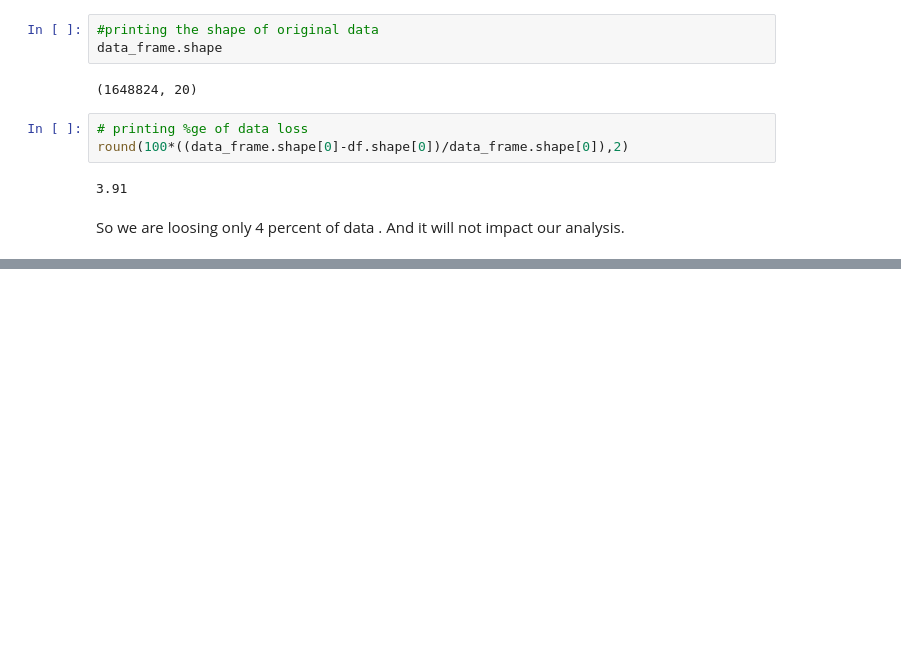
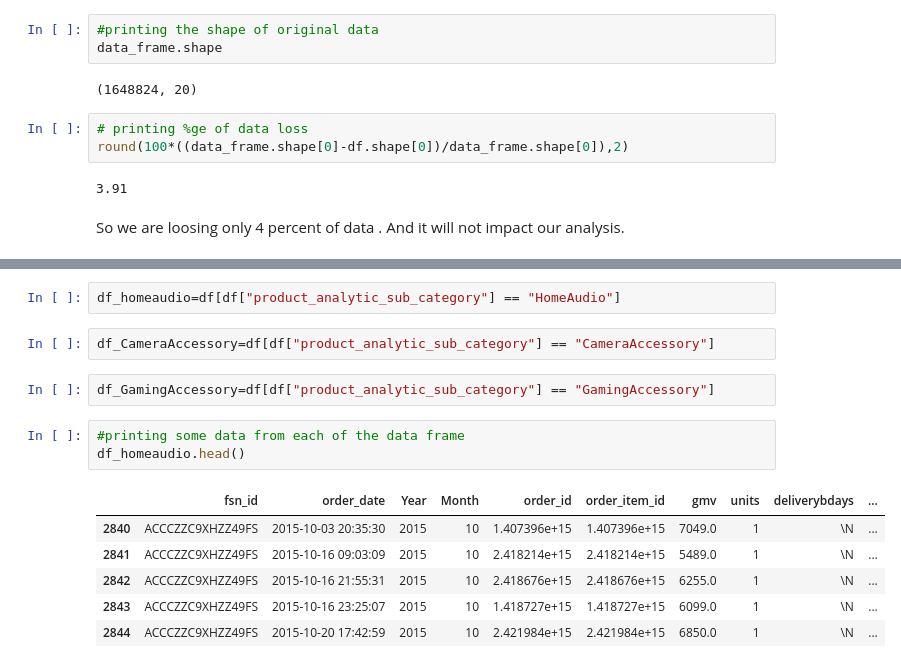
Before and after one commit to Anirudhakumar/DS-, a Jupyter notebook: MarketMixModeling.ipynb, the cells around one changed output, grey strips where cells are left out. Drawn from its saved outputs; the diff is of its cells as text; blank space fills up the shorter version.

```diff
--- a/MarketMixModeling.ipynb
+++ b/MarketMixModeling.ipynb
@@ -163,0 +184,16 @@ So we are loosing only 4 percent of data . And it will not impact our analysis.
+# %%
+df_homeaudio=df[df["product_analytic_sub_category"] == "HomeAudio"]
+# %%
+df_CameraAccessory=df[df["product_analytic_sub_category"] == "CameraAccessory"]
+# %%
+df_GamingAccessory=df[df["product_analytic_sub_category"] == "GamingAccessory"]
+# %%
+#printing some data from each of the data frame
+df_homeaudio.head()
+# %% [output]
+|  | fsn_id | order_date | Year | Month | order_id | order_item_id | gmv | units | deliverybdays | ... |
+| 2840 | ACCCZZC9XHZZ49FS | 2015-10-03 20:35:30 | 2015 | 10 | 1.407396e+15 | 1.407396e+15 | 7049.0 | 1 | \N | ... |
+| 2841 | ACCCZZC9XHZZ49FS | 2015-10-16 09:03:09 | 2015 | 10 | 2.418214e+15 | 2.418214e+15 | 5489.0 | 1 | \N | ... |
+| 2842 | ACCCZZC9XHZZ49FS | 2015-10-16 21:55:31 | 2015 | 10 | 2.418676e+15 | 2.418676e+15 | 6255.0 | 1 | \N | ... |
+| 2843 | ACCCZZC9XHZZ49FS | 2015-10-16 23:25:07 | 2015 | 10 | 1.418727e+15 | 1.418727e+15 | 6099.0 | 1 | \N | ... |
+| 2844 | ACCCZZC9XHZZ49FS | 2015-10-20 17:42:59 | 2015 | 10 | 2.421984e+15 | 2.421984e+15 | 6850.0 | 1 | \N | ... |
```
Also changed, not shown: parts of 6 cells of this notebook.
